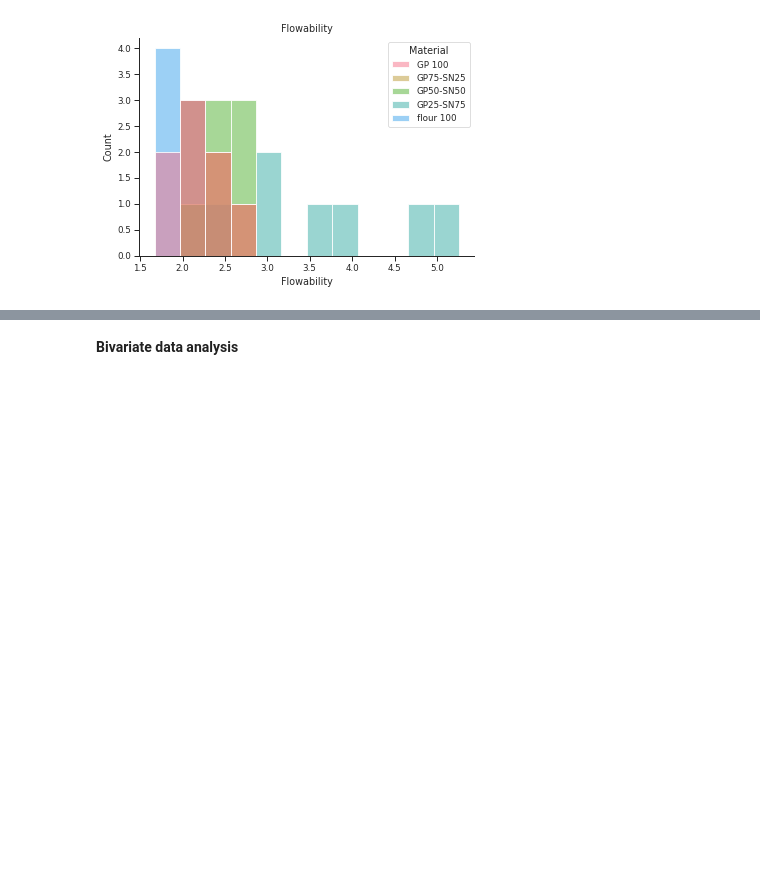
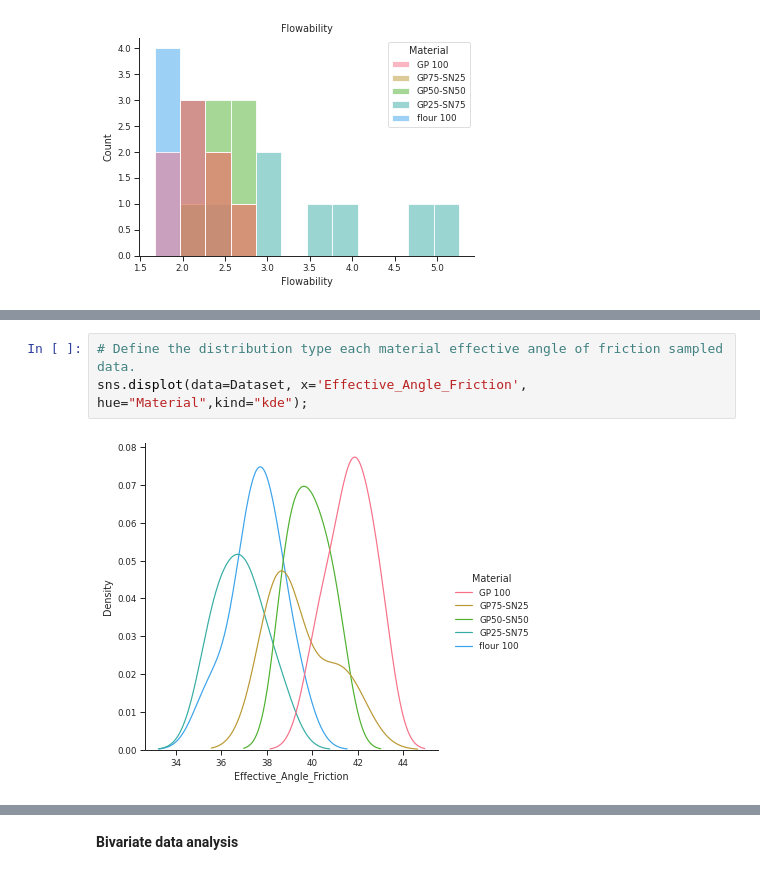
Before and after one commit to Utomi-Tom/Granular_Material_analysis, a Jupyter notebook: Geomaterial_analysis_.ipynb, the cells around one changed output, grey strips where cells are left out. Cells and saved outputs as stored; diff of their text form; blank space fills up the shorter version.

```diff
--- a/Geomaterial_analysis_.ipynb
+++ b/Geomaterial_analysis_.ipynb
@@ -189,0 +187,5 @@ sns.displot(data=Dataset, x= "UCS_Pa", hue="Material", multiple="fill")
+# %%
+# Define the distribution type each material effective angle of friction sampled data.
+sns.displot(data=Dataset, x='Effective_Angle_Friction', hue="Material",kind="kde");
+# %% [output]
+[figure, added]
```
Also changed, not shown: parts of 9 cells of this notebook.
